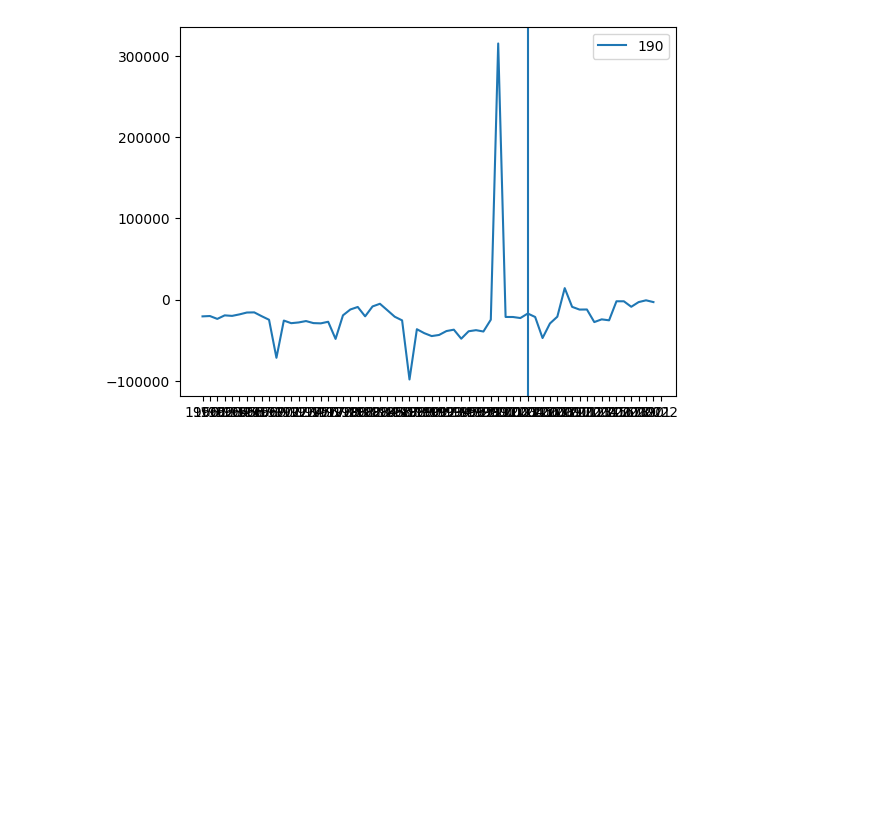
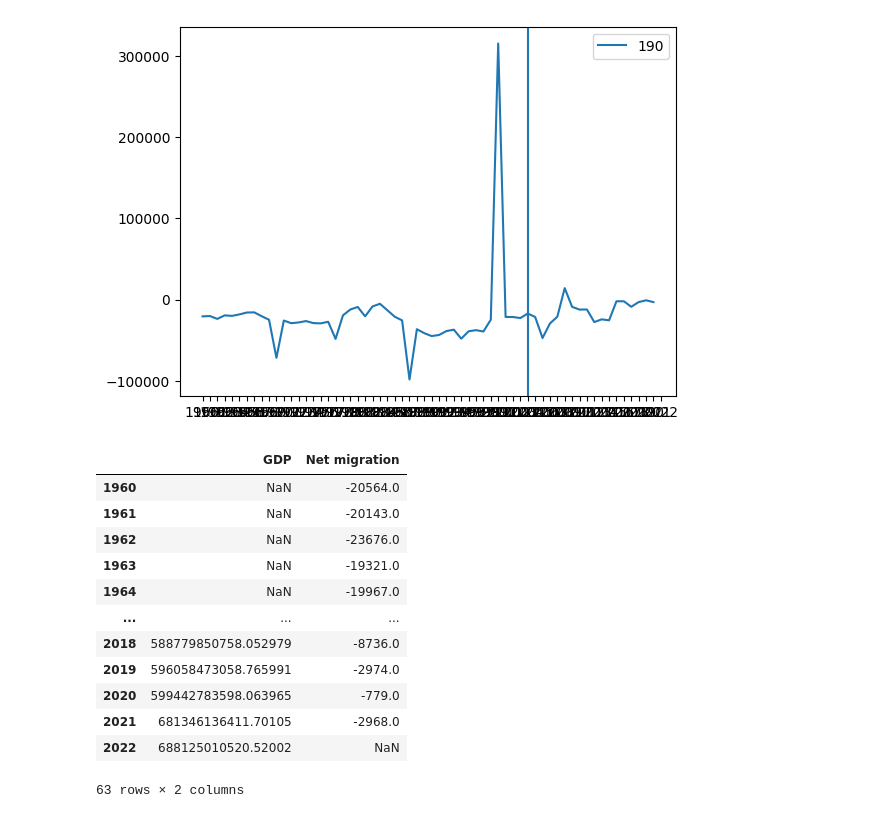
Before and after one commit to Mateusz-Szewczyk10/Portfolio_projects, a Jupyter notebook: European Union impact on Poland/main.ipynb, the cells around one changed output. Saved outputs shown, nothing was run; the diff lists cells and outputs as text; code cells hidden in the pictures; blank space fills up the shorter version.

```diff
--- a/European Union impact on Poland/main.ipynb
+++ b/European Union impact on Poland/main.ipynb
@@ -54,3 +54,23 @@ plt.axvline(x="2004")
 # %% [output]
 <matplotlib.lines.Line2D at 0x...>
 [figure]
+# %%
+final = pd.concat([df[df["Country Name"]=="Poland"].T[4:-1], pl_net_mig], axis=1)
+# %%
+final.columns = ["GDP", "Net migration"]
+# %%
+final
+# %% [output]
+|  | GDP | Net migration |
+| 1960 | NaN | -20564.0 |
+| 1961 | NaN | -20143.0 |
+| 1962 | NaN | -23676.0 |
+| 1963 | NaN | -19321.0 |
+| 1964 | NaN | -19967.0 |
+| ... | ... | ... |
+| 2018 | 588779850758.052979 | -8736.0 |
+| 2019 | 596058473058.765991 | -2974.0 |
+| 2020 | 599442783598.063965 | -779.0 |
+| 2021 | 681346136411.70105 | -2968.0 |
+| 2022 | 688125010520.52002 | NaN |
+63 rows × 2 columns
```
Also changed, not shown: 2 other files.
